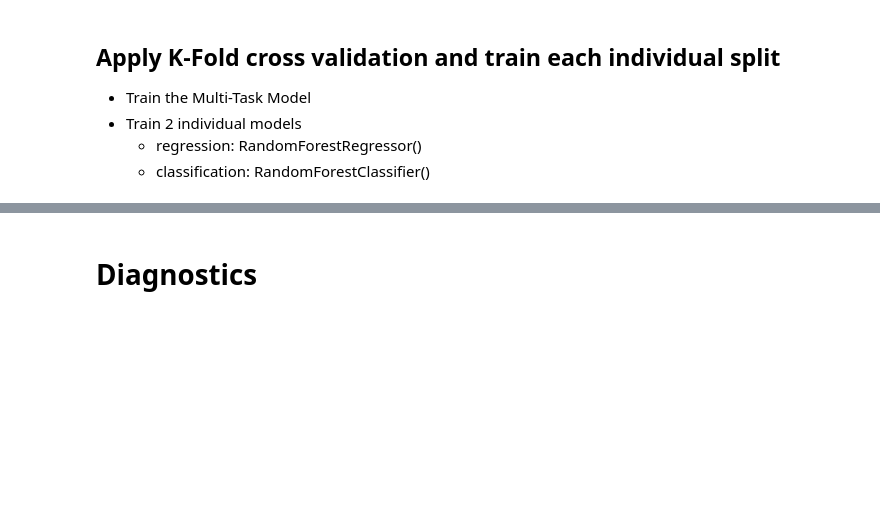
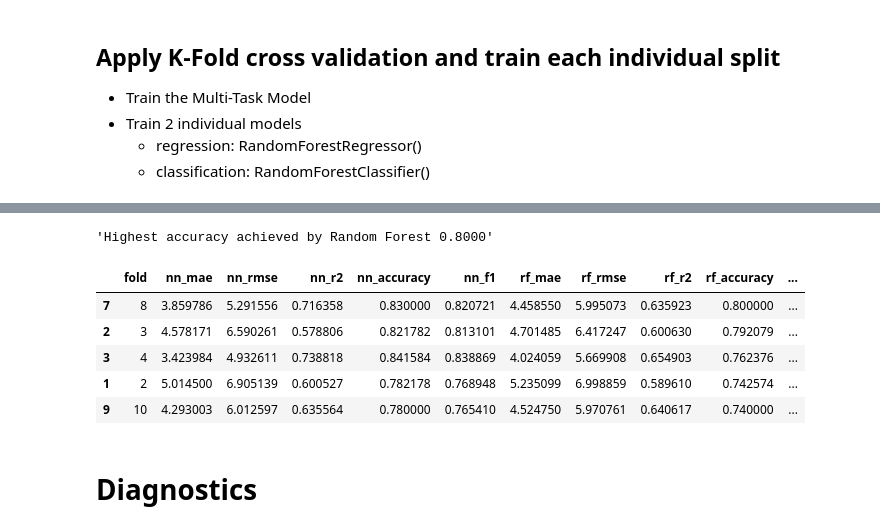
Before and after one commit to PRESTONKOU12/daen400_casestudies, a Jupyter notebook: 02_Basketball-Tickets-GSW/multi-task-model.ipynb, the cells around one changed output, grey strips where cells are left out. Cells and saved outputs as stored; diff of their text form; code cells hidden in the pictures; blank space fills up the shorter version.

```diff
--- a/02_Basketball-Tickets-GSW/multi-task-model.ipynb
+++ b/02_Basketball-Tickets-GSW/multi-task-model.ipynb
@@ -495,3 +530,15 @@ display(best_fold)
+# %%
+# Best accuracy from the single classifier model.T_destination
+display(f"Highest accuracy achieved by Random Forest {cv_results_df['rf_accuracy'].max():0.4f}")
+display(cv_results_df.sort_values(by='rf_accuracy', ascending=False).head())
+# %% [output]
+'Highest accuracy achieved by Random Forest 0.8000'
+|  | fold | nn_mae | nn_rmse | nn_r2 | nn_accuracy | nn_f1 | rf_mae | rf_rmse | rf_r2 | rf_accuracy | ... |
+| 7 | 8 | 3.859786 | 5.291556 | 0.716358 | 0.830000 | 0.820721 | 4.458550 | 5.995073 | 0.635923 | 0.800000 | ... |
+| 2 | 3 | 4.578171 | 6.590261 | 0.578806 | 0.821782 | 0.813101 | 4.701485 | 6.417247 | 0.600630 | 0.792079 | ... |
+| 3 | 4 | 3.423984 | 4.932611 | 0.738818 | 0.841584 | 0.838869 | 4.024059 | 5.669908 | 0.654903 | 0.762376 | ... |
+| 1 | 2 | 5.014500 | 6.905139 | 0.600527 | 0.782178 | 0.768948 | 5.235099 | 6.998859 | 0.589610 | 0.742574 | ... |
+| 9 | 10 | 4.293003 | 6.012597 | 0.635564 | 0.780000 | 0.765410 | 4.524750 | 5.970761 | 0.640617 | 0.740000 | ... |
 # %% [markdown]
 # Diagnostics
 # %%
```
Also changed, not shown: parts of 11 cells of this notebook, 3 other files.
